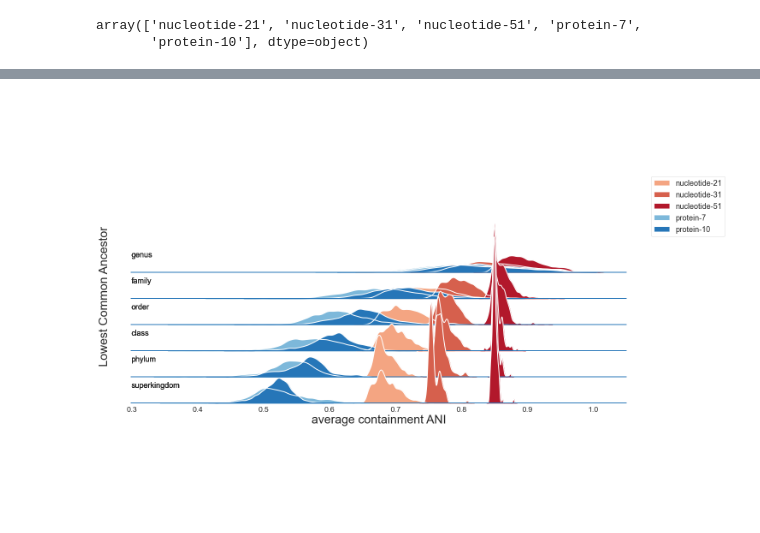
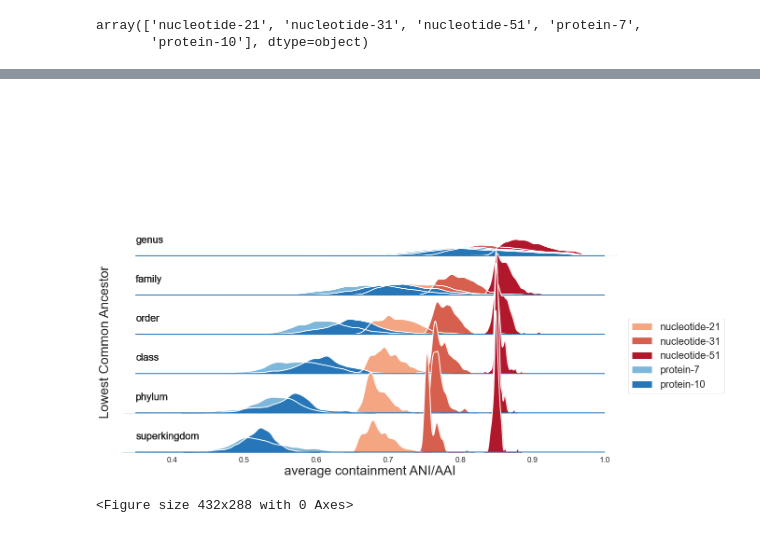
Before and after one commit to bluegenes/2022-protein-kmers-workflow, a Jupyter notebook: notebooks/05.alpha-compare.ipynb, the cells around one changed output, grey strips where cells are left out. Saved outputs shown, nothing was run; the diff lists cells and outputs as text; code cells hidden in the pictures; blank space fills up the shorter version.

```diff
--- a/notebooks/05.alpha-compare.ipynb
+++ b/notebooks/05.alpha-compare.ipynb
@@ -214,9 +205,11 @@ Index(['comparison_name', 'anchor_name', 'compare_name', 'path',
 # %%
 # simplify df a bit to make this faster
 cols_to_drop = ['jaccard_ani',
-       'jani_low', 'jani_high', 'containA_ani', 'containAani_low',
+       #'jani_low', 'jani_high',
+       'containA_ani', 'containAani_low',
        'containAani_high', 'containBani', 'containBani_low',
-       'containBani_high', 'mcANI', 'mcANI_low', 'mcANI_high',
+       'containBani_high', 'mcANI',
+        #'mcANI_low', 'mcANI_high',
        'compareM_mean_aai', 'compareM_std_aai', 'genes_in_anchor',
        'genes_in_ref', 'orthologous_genes', 'orthologous_fraction',
        'ANIb_ident', 'ANIb_coverage', 'ANIb_aln_length', 'ANIb_sim_errors',
@@ -531,40 +534,43 @@ Index(['comparison_name', 'anchor_name', 'compare_name', 'path',
       dtype='object')
 # %%
-#sns.set_theme(style="white",)
-
-with sns.plotting_context("paper", font_scale=2,rc={"font.size":15,"axes.titlesize":15,"axes.labelsize":15, "axes.facecolor": (0, 0, 0, 0)}):
-    g = sns.FacetGrid(default_scaled_selectk, row="lowest_common_rank", hue="alpha-ksize", aspect=15, height=1.2, palette=alphak_colors)
-
-    g.map(sns.kdeplot, "avg_containment_ani", bw_adjust=.6, cut=5, clip_on=False, fill=True, alpha=1, linewidth=1.5)
-    g.map(sns.kdeplot, "avg_containment_ani", bw_adjust=.6, cut=5, clip_on=False, color="w", lw=2)
-    g.map(plt.axhline, y=0, linewidth=2, linestyle="-", color=None, clip_on=False)
-
-    def label(x, color, label):
+def label(x, color, label):
         ax = plt.gca()
         lb = x.unique()[0]#.upper()
        # print(lb)
         ax.text(0, .1, lb, size="large",# fontweight="bold",# color=color,
                 ha="left", va="center", transform=ax.transAxes)
-    g.map(label, "lowest_common_rank")
-    # make overlapping
-    g.fig.subplots_adjust(hspace=-.85)
-    # remove axis details that don't work well with overlapping plots
-    g.set(yticks=[], xlabel="", ylabel="", xlim=(None, None), title="")#, fontsize =10)
-    g.despine(bottom=True, left=True)
+#sns.set_theme(style="white",)
+sns.set_theme(style="white", rc={"axes.facecolor": (0, 0, 0, 0)}, font_scale=1.5)
 
-    # create a legend
-    handles=[]
-    for ak, color in alphak_colors.items():
-        if ak in default_scaled_selectk["alpha-ksize"].unique():
-            handles.append(mpatches.Patch(facecolor=color, label=ak))
-    lgd = plt.legend(handles=handles, bbox_to_anchor=(1.05, 1.3), loc=2, borderaxespad=0., facecolor="white", fontsize="large")
-    plt.gcf().set_size_inches(17, 12)
-    txt= g.fig.text(-0.02, 0.4, 'Lowest Common Ancestor', va='center', rotation='vertical', size=28)
-    plt.xlabel("average containment ANI", size=28)
+#with sns.plotting_context("paper", font_scale=2,rc={"font.size":15,"axes.titlesize":15,"axes.labelsize":15, "axes.facecolor": (0, 0, 0, 0)}):
+g = sns.FacetGrid(default_scaled_selectk, row="lowest_common_rank", hue="alpha-ksize", aspect=15, height=1.2, palette=alphak_colors)
+
+g.map(sns.kdeplot, "avg_containment_ani", bw_adjust=.6, cut=5, clip_on=False, fill=True, alpha=1, linewidth=1.5)
+g.map(sns.kdeplot, "avg_containment_ani", bw_adjust=.6, cut=5, clip_on=False, color="w", lw=2)
+g.map(plt.axhline, y=0, linewidth=2, linestyle="-", color=None, clip_on=False)
+plt.gcf().set_size_inches(15, 12)
+
+
+g.map(label, "lowest_common_rank")
+# make overlapping
+g.fig.subplots_adjust(hspace=-.75)
+# remove axis details that don't work well with overlapping plots
+g.set(yticks=[], xlabel="", ylabel="", xlim=(0.35, 1), ylim=(None, None), title="")#, fontsize =10)
+g.despine(bottom=True, left=True)
+
+# create a legend
+handles=[]
+for ak, color in alphak_colors.items():
+    if ak in default_scaled_selectk["alpha-ksize"].unique():
+        handles.append(mpatches.Patch(facecolor=color, label=ak))
+lgd = plt.legend(handles=handles, bbox_to_anchor=(1.05, .85), loc=2, borderaxespad=0., facecolor="white", fontsize="large")
+txt= g.fig.text(-0.02, 0.35, 'Lowest Common Ancestor', va='center', rotation='vertical', size=28)
+plt.xlabel("average containment ANI/AAI", size=28)
     #plt.ylabel("Lowest Common Ancestor", size=28)
-    plt.show()
-    #plt.tight_layout()
-    #g.fig.savefig("gtdb-rs202.evolpaths.alphacompare.avgContainANI.logscale.ridgeplot.pdf", bbox_extra_artists=(lgd,txt), bbox_inches='tight')
-    #g.fig.savefig("gtdb-rs202.evolpaths.alphacompare.avgContainANI.logscale.ridgeplot.png", bbox_extra_artists=(lgd,txt), bbox_inches='tight')
+plt.show()
+plt.tight_layout()
+g.fig.savefig("gtdb-rs202.evolpaths.alphacompare.avgContainANI.logscale.ridgeplot.pdf", bbox_extra_artists=(lgd,txt), bbox_inches='tight')
+g.fig.savefig("gtdb-rs202.evolpaths.alphacompare.avgContainANI.logscale.ridgeplot.png", bbox_extra_artists=(lgd,txt), bbox_inches='tight')
 # %% [output]
-[figure, old version]
+[figure, new version]
+<Figure size 432x288 with 0 Axes>
```
Also changed, not shown: parts of 23 cells of this notebook, 3 other files.
